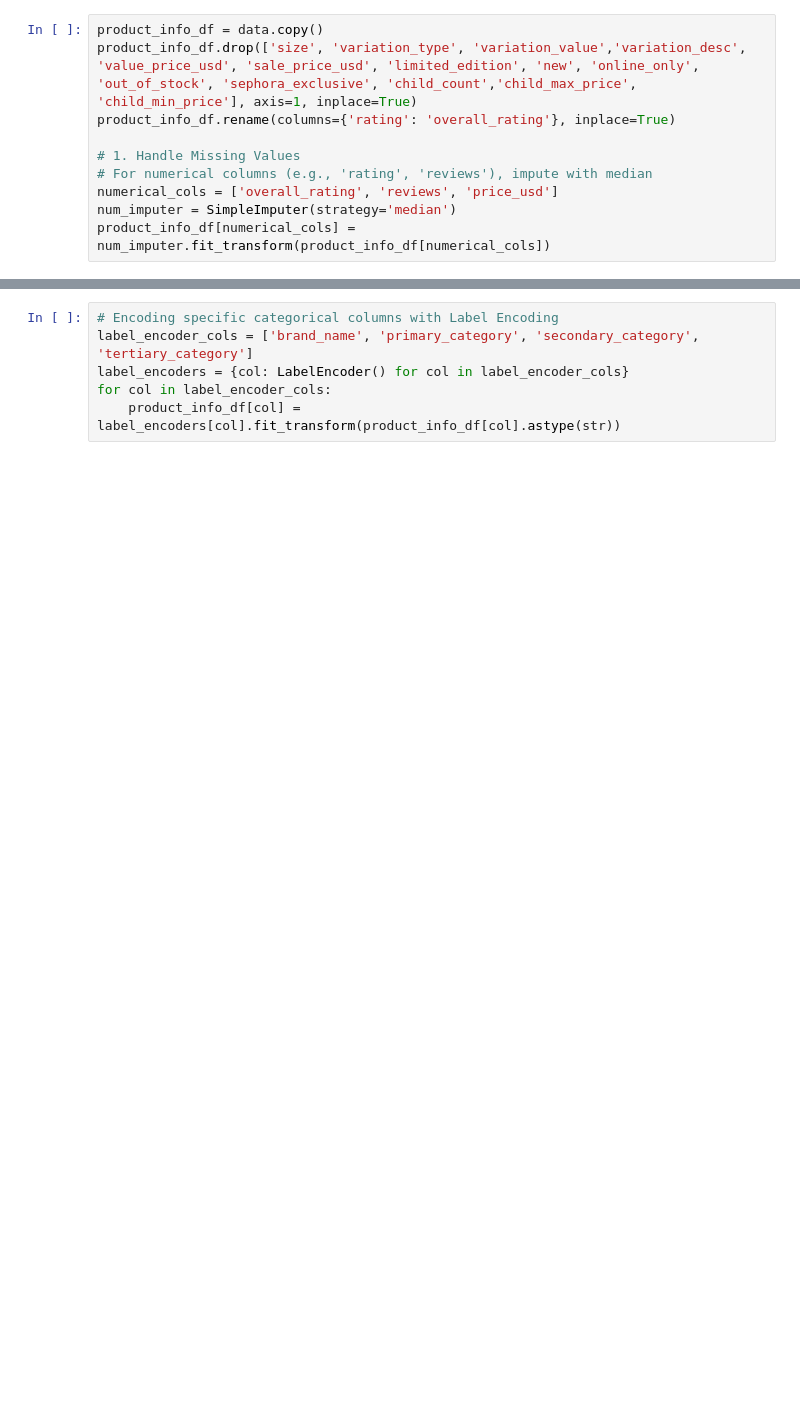
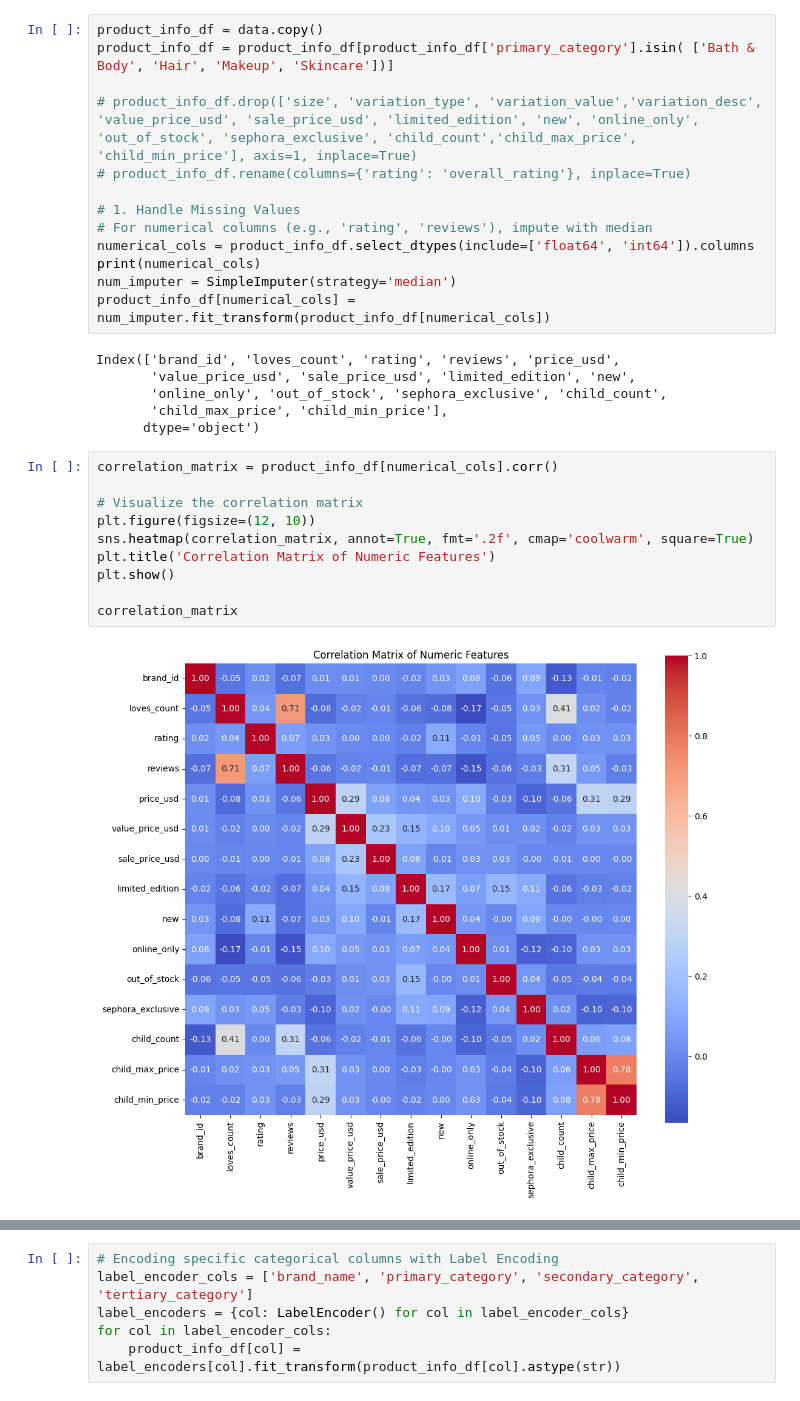
Before and after one commit to aishwaryapanchal/skincare_ml, a Jupyter notebook: notebooks/pre-processing.ipynb, the cells around one changed output, grey strips where cells are left out. Drawn from its saved outputs; the diff is of its cells as text; blank space fills up the shorter version.

Commit message:
Added filtering of products as per primary category. Added code to print corelation matrix. Also added code for feature selection using random forest

```diff
--- a/notebooks/pre-processing.ipynb
+++ b/notebooks/pre-processing.ipynb
@@ -42,10 +52,31 @@ Index(['product_id', 'product_name', 'brand_id', 'brand_name', 'loves_count',
 # %%
 product_info_df = data.copy()
-product_info_df.drop(['size', 'variation_type', 'variation_value','variation_desc', 'value_price_usd', 'sale_price_usd', 'limited_edition', 'new', 'online_only', 'out_of_stock', 'sephora_exclusive', 'child_count','child_max_price', 'child_min_price'], axis=1, inplace=True)
-product_info_df.rename(columns={'rating': 'overall_rating'}, inplace=True)
+product_info_df = product_info_df[product_info_df['primary_category'].isin( ['Bath & Body', 'Hair', 'Makeup', 'Skincare'])]
+
+# product_info_df.drop(['size', 'variation_type', 'variation_value','variation_desc', 'value_price_usd', 'sale_price_usd', 'limited_edition', 'new', 'online_only', 'out_of_stock', 'sephora_exclusive', 'child_count','child_max_price', 'child_min_price'], axis=1, inplace=True)
+# product_info_df.rename(columns={'rating': 'overall_rating'}, inplace=True)
 
 # 1. Handle Missing Values
 # For numerical columns (e.g., 'rating', 'reviews'), impute with median
-numerical_cols = ['overall_rating', 'reviews', 'price_usd']
+numerical_cols = product_info_df.select_dtypes(include=['float64', 'int64']).columns
+print(numerical_cols)
 num_imputer = SimpleImputer(strategy='median')
 product_info_df[numerical_cols] = num_imputer.fit_transform(product_info_df[numerical_cols])
+# %% [output]
+Index(['brand_id', 'loves_count', 'rating', 'reviews', 'price_usd',
+       'value_price_usd', 'sale_price_usd', 'limited_edition', 'new',
+       'online_only', 'out_of_stock', 'sephora_exclusive', 'child_count',
+       'child_max_price', 'child_min_price'],
+      dtype='object')
+# %%
+correlation_matrix = product_info_df[numerical_cols].corr()
+
+# Visualize the correlation matrix
+plt.figure(figsize=(12, 10))
+sns.heatmap(correlation_matrix, annot=True, fmt='.2f', cmap='coolwarm', square=True)
+plt.title('Correlation Matrix of Numeric Features')
+plt.show()
+
+correlation_matrix
+# %% [output]
+[figure, added]
```
Also changed, not shown: parts of 10 cells of this notebook, 1 other file.
